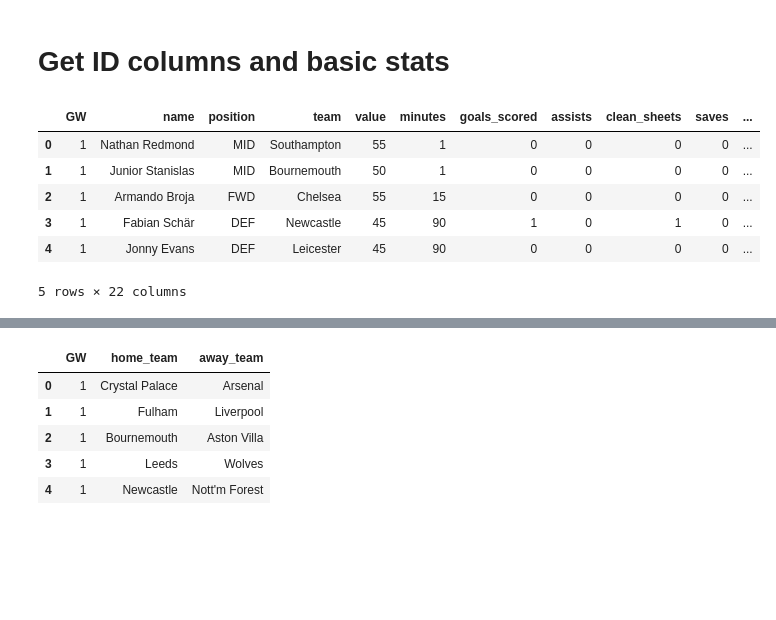
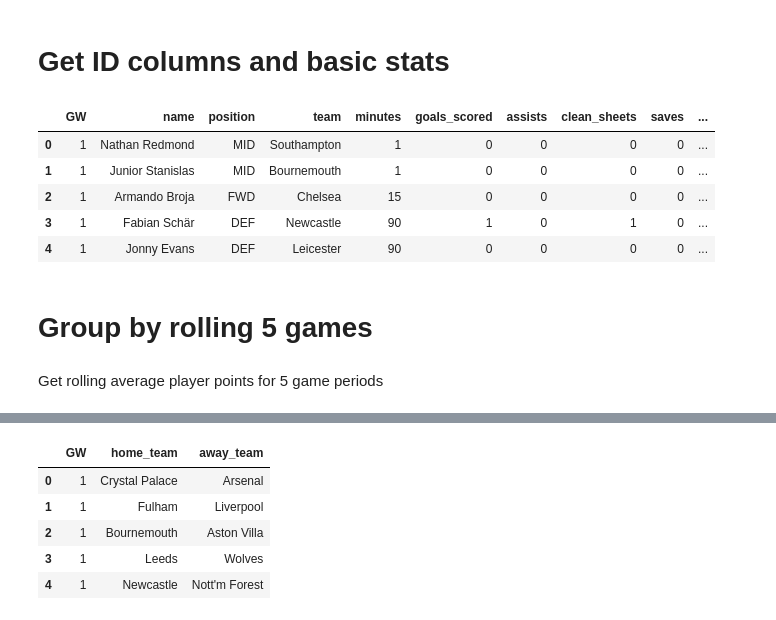
Before and after one commit to tz1211/FPL-Moneyball, a Jupyter notebook: code/data_cleaning_pipeline/data_cleaning.ipynb, the cells around one changed output, grey strips where cells are left out. Cells and saved outputs as stored; diff of their text form; code cells hidden in the pictures; blank space fills up the shorter version.

Commit message:
group ML training data by 5 game periods

```diff
--- a/code/data_cleaning_pipeline/data_cleaning.ipynb
+++ b/code/data_cleaning_pipeline/data_cleaning.ipynb
@@ -32,35 +32,34 @@ Index(['name', 'position', 'team', 'xP', 'assists', 'bonus', 'bps',
 # %%
 df_cleaned = df[[
     "GW",
     "name",
     "position",
     "team",
-    "value",
     "minutes",
     "goals_scored",
     "assists",
     "clean_sheets",
     "saves",
     "penalties_saved",
     "penalties_missed",
     "bonus",
     "goals_conceded",
     "yellow_cards",
     "red_cards",
     "own_goals",
     "expected_goals",
     "expected_assists",
     "expected_goal_involvements",
-    "expected_goals_conceded",
-    "was_home"
+    "expected_goals_conceded"
 ]]
 
 df_cleaned.head()
 # %% [output]
-|  | GW | name | position | team | value | minutes | goals_scored | assists | clean_sheets | saves | ... |
-| 0 | 1 | Nathan Redmond | MID | Southampton | 55 | 1 | 0 | 0 | 0 | 0 | ... |
-| 1 | 1 | Junior Stanislas | MID | Bournemouth | 50 | 1 | 0 | 0 | 0 | 0 | ... |
-| 2 | 1 | Armando Broja | FWD | Chelsea | 55 | 15 | 0 | 0 | 0 | 0 | ... |
-| 3 | 1 | Fabian Schär | DEF | Newcastle | 45 | 90 | 1 | 0 | 1 | 0 | ... |
-| 4 | 1 | Jonny Evans | DEF | Leicester | 45 | 90 | 0 | 0 | 0 | 0 | ... |
+|  | GW | name | position | team | minutes | goals_scored | assists | clean_sheets | saves | ... |
+| 0 | 1 | Nathan Redmond | MID | Southampton | 1 | 0 | 0 | 0 | 0 | ... |
+| 1 | 1 | Junior Stanislas | MID | Bournemouth | 1 | 0 | 0 | 0 | 0 | ... |
+| 2 | 1 | Armando Broja | FWD | Chelsea | 15 | 0 | 0 | 0 | 0 | ... |
+| 3 | 1 | Fabian Schär | DEF | Newcastle | 90 | 1 | 0 | 1 | 0 | ... |
+| 4 | 1 | Jonny Evans | DEF | Leicester | 90 | 0 | 0 | 0 | 0 | ... |
-5 rows × 22 columns
+# %% [markdown]
+# Group by rolling 5 games
@@ -66,0 +70,2 @@ df_cleaned.head()
+# %% [markdown]
+Get rolling average player points for 5 game periods
```
Also changed, not shown: parts of 10 cells of this notebook, 1 other file.
